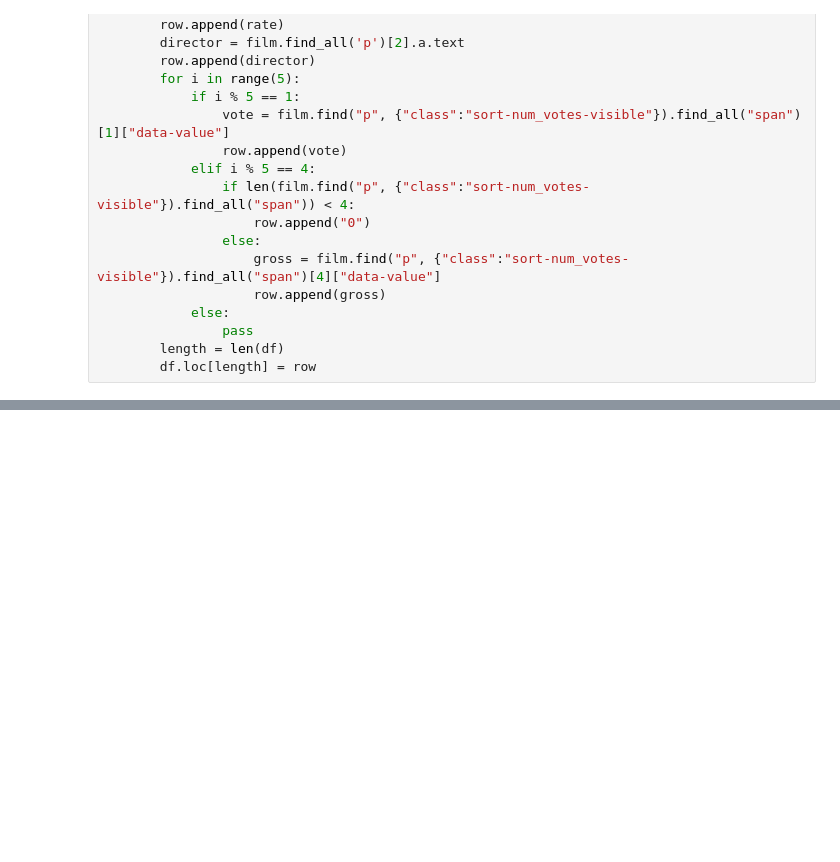
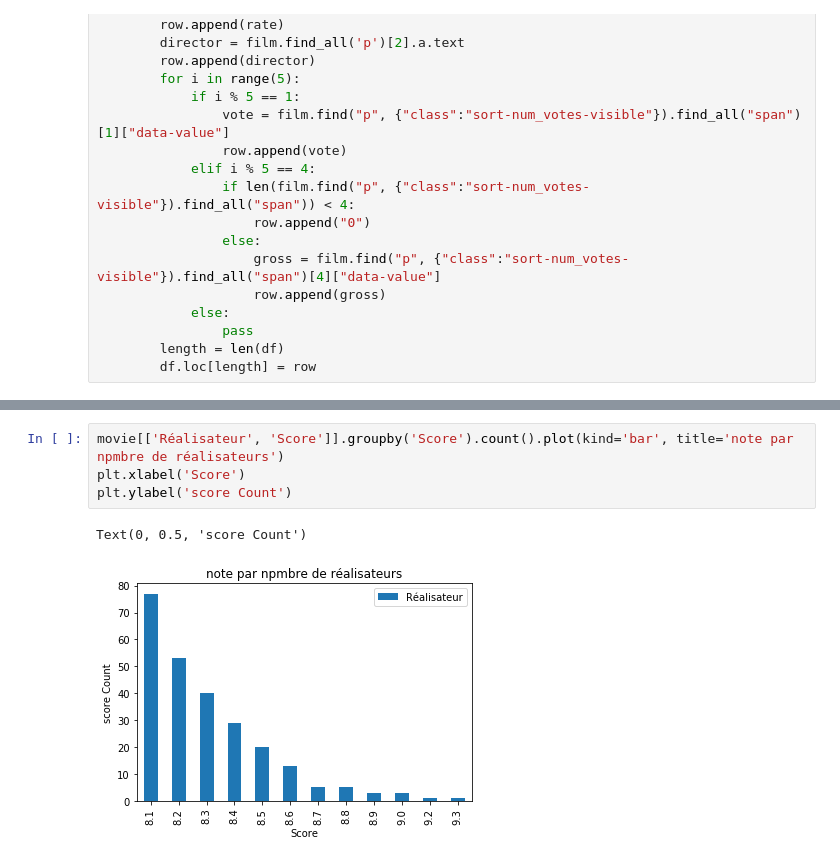
Before and after one commit to clement-camara/imdb-scrapping, a Jupyter notebook: ScrapingIMDB.ipynb, the cells around one changed output, grey strips where cells are left out. Cells and saved outputs as stored; diff of their text form; blank space fills up the shorter version.

```diff
--- a/ScrapingIMDB.ipynb
+++ b/ScrapingIMDB.ipynb
@@ -63,0 +124,7 @@ df
+# %%
+movie[['Réalisateur', 'Score']].groupby('Score').count().plot(kind='bar', title='note par npmbre de réalisateurs')
+plt.xlabel('Score')
+plt.ylabel('score Count')
+# %% [output]
+Text(0, 0.5, 'score Count')
+[figure, added]
```
Also changed, not shown: parts of 11 cells of this notebook, 1 other file.
